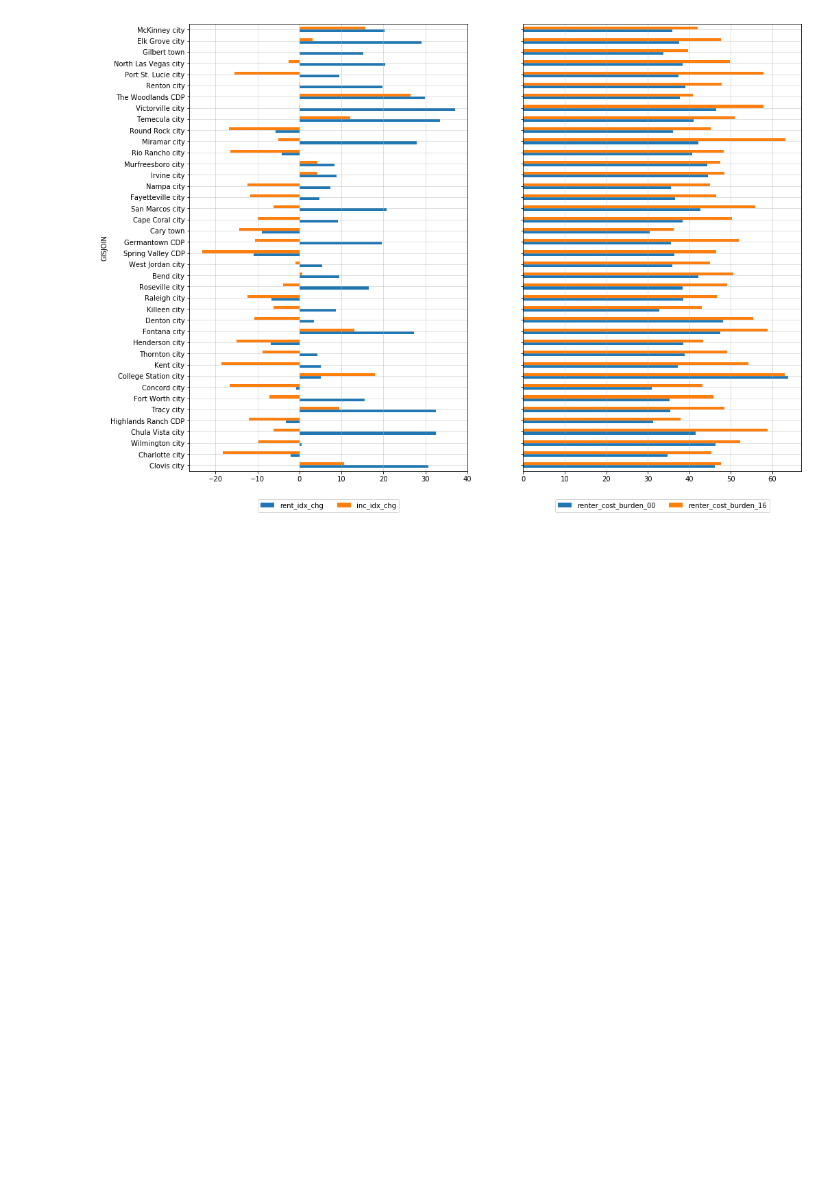
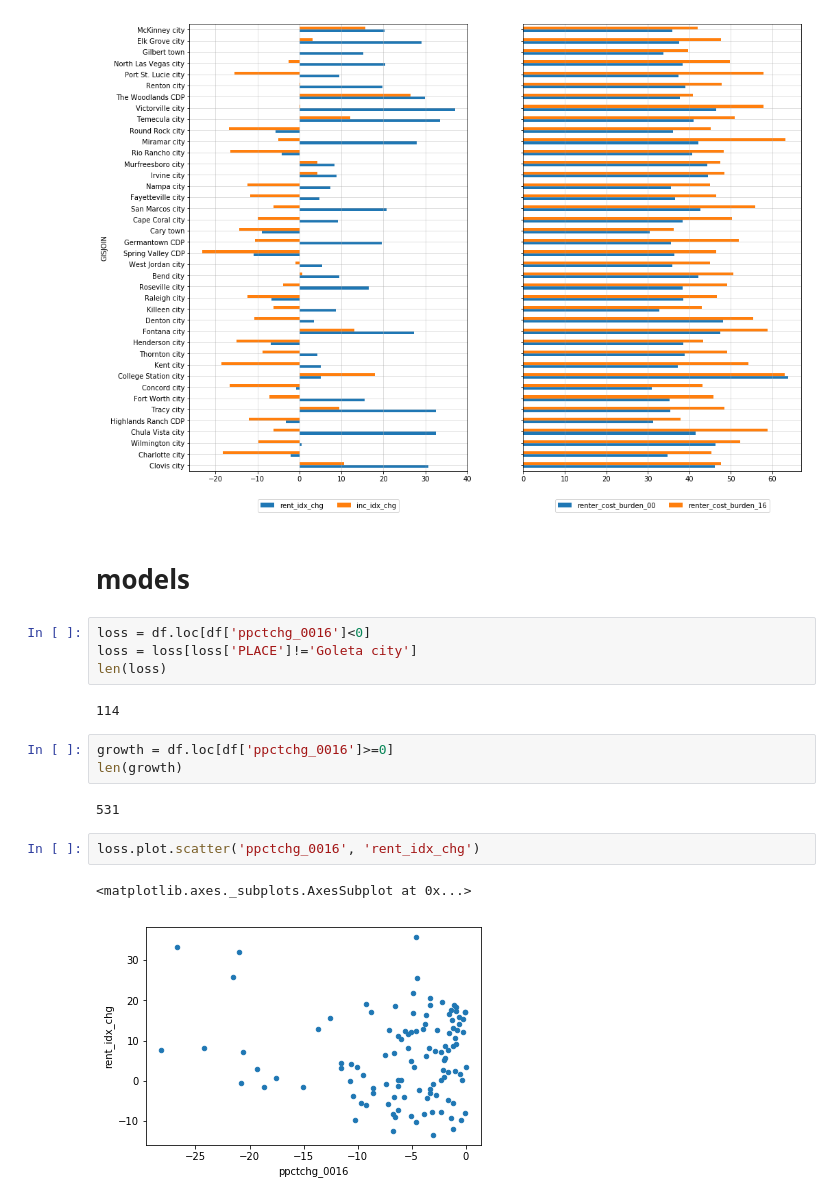
Before and after one commit to ecseymour/cost_burden, a Jupyter notebook: notebooks/places_cost_burden_scratch.ipynb, the cells around one changed output. Cells and saved outputs as stored; diff of their text form; blank space fills up the shorter version.

```diff
--- a/notebooks/places_cost_burden_scratch.ipynb
+++ b/notebooks/places_cost_burden_scratch.ipynb
@@ -371,3 +387,21 @@ ax2.legend(loc='lower center', bbox_to_anchor=(0.5, -0.1), ncol=2)
 # %% [output]
 <matplotlib.legend.Legend at 0x...>
 [figure]
+# %% [markdown]
+# models
+# %%
+loss = df.loc[df['ppctchg_0016']<0]
+loss = loss[loss['PLACE']!='Goleta city']
+len(loss)
+# %% [output]
+114
+# %%
+growth = df.loc[df['ppctchg_0016']>=0]
+len(growth)
+# %% [output]
+531
+# %%
+loss.plot.scatter('ppctchg_0016', 'rent_idx_chg')
+# %% [output]
+<matplotlib.axes._subplots.AxesSubplot at 0x...>
+[figure, added]
```
Also changed, not shown: parts of 16 cells of this notebook, 5 other files.
